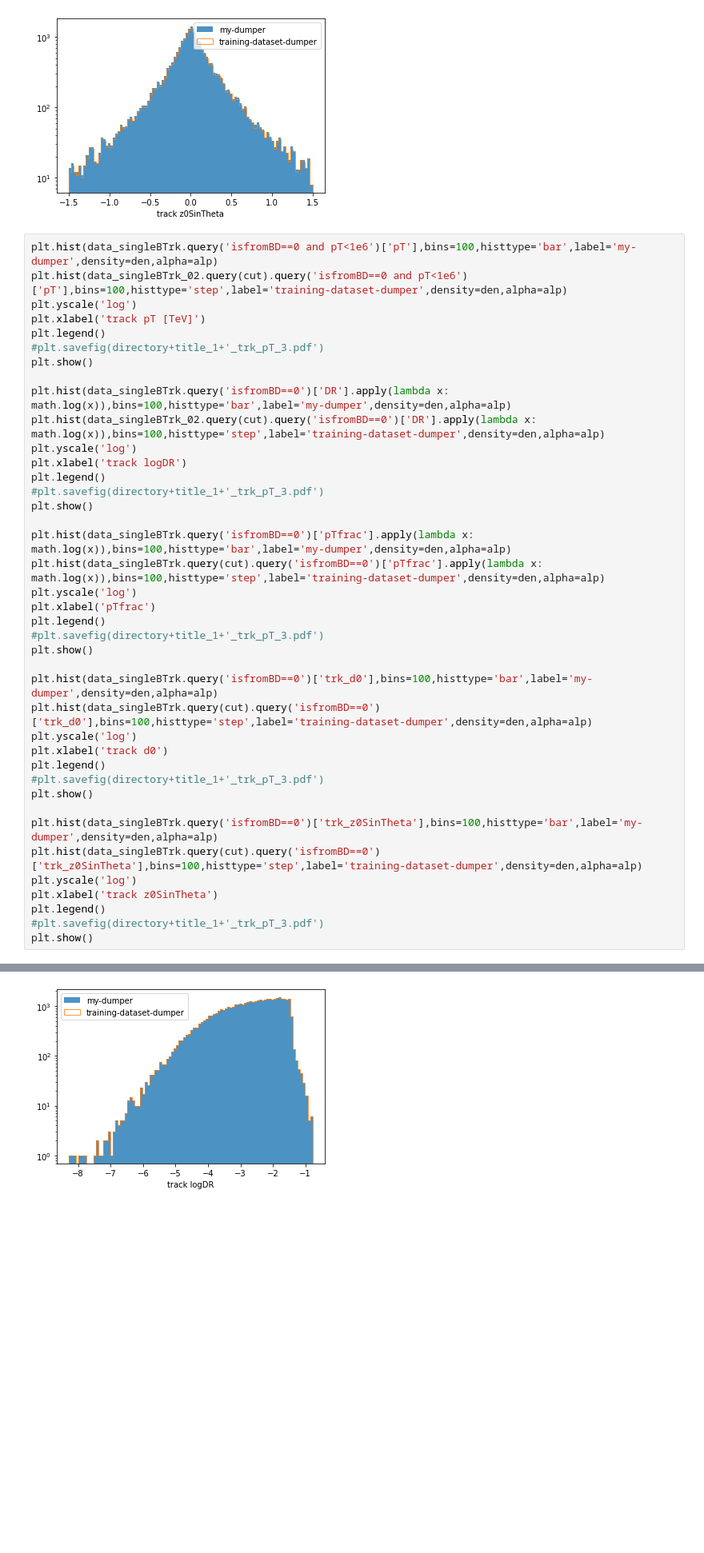
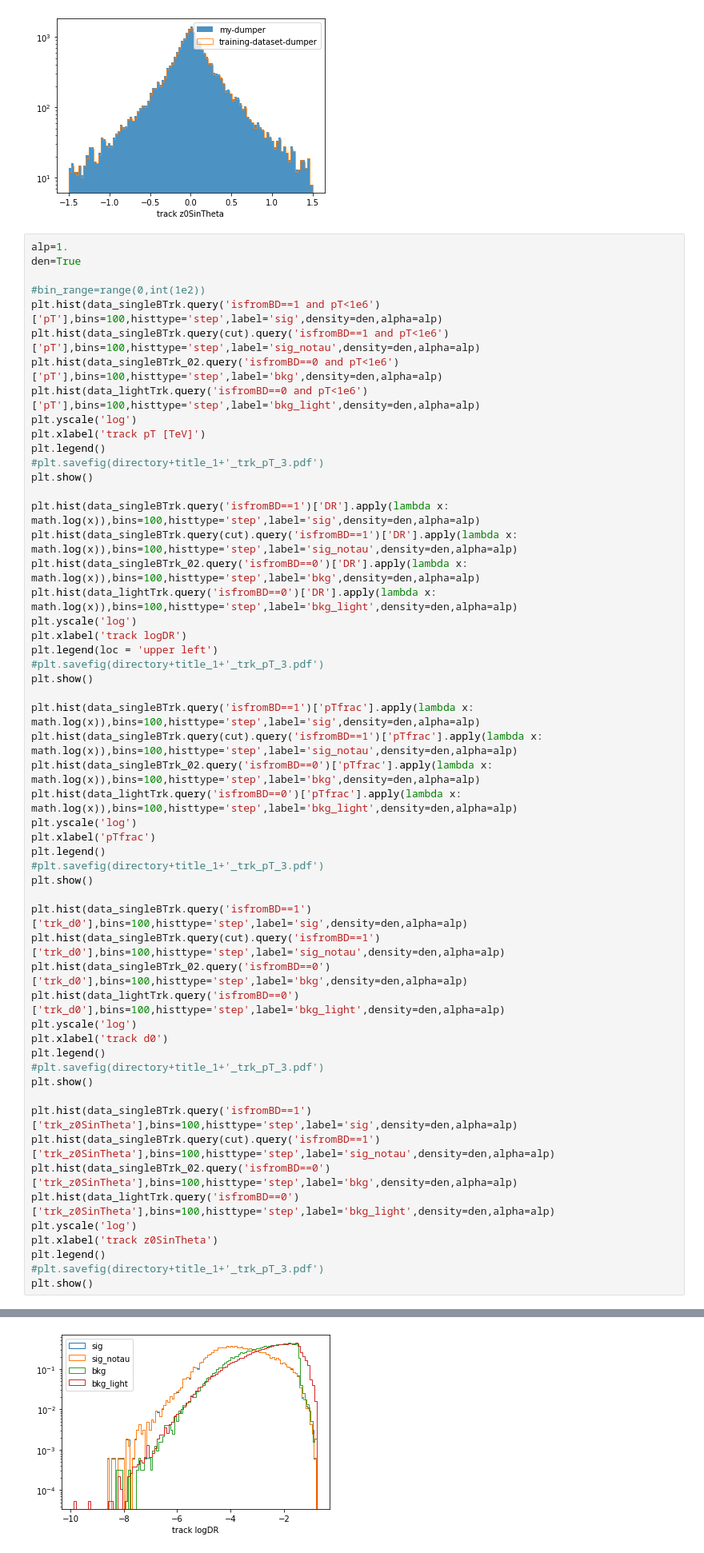
Before and after one commit to martinosal/TA_trainer, a Jupyter notebook: confronti.ipynb, the cells around one changed output, grey strips where cells are left out. Shown at 80% size. Cells and saved outputs as stored; diff of their text form; blank space fills up the shorter version.

```diff
--- a/confronti.ipynb
+++ b/confronti.ipynb
@@ -281,40 +256,54 @@ plt.show()
 [figure]
 [figure]
 # %%
-plt.hist(data_singleBTrk.query('isfromBD==0 and pT<1e6')['pT'],bins=100,histtype='bar',label='my-dumper',density=den,alpha=alp)
-plt.hist(data_singleBTrk_02.query(cut).query('isfromBD==0 and pT<1e6')['pT'],bins=100,histtype='step',label='training-dataset-dumper',density=den,alpha=alp)
+alp=1.
+den=True
+
+#bin_range=range(0,int(1e2))
+plt.hist(data_singleBTrk.query('isfromBD==1 and pT<1e6')['pT'],bins=100,histtype='step',label='sig',density=den,alpha=alp)
+plt.hist(data_singleBTrk.query(cut).query('isfromBD==1 and pT<1e6')['pT'],bins=100,histtype='step',label='sig_notau',density=den,alpha=alp)
+plt.hist(data_singleBTrk_02.query('isfromBD==0 and pT<1e6')['pT'],bins=100,histtype='step',label='bkg',density=den,alpha=alp)
+plt.hist(data_lightTrk.query('isfromBD==0 and pT<1e6')['pT'],bins=100,histtype='step',label='bkg_light',density=den,alpha=alp)
 plt.yscale('log')
 plt.xlabel('track pT [TeV]')
 plt.legend()
 #plt.savefig(directory+title_1+'_trk_pT_3.pdf')
 plt.show()
 
-plt.hist(data_singleBTrk.query('isfromBD==0')['DR'].apply(lambda x: math.log(x)),bins=100,histtype='bar',label='my-dumper',density=den,alpha=alp)
-plt.hist(data_singleBTrk_02.query(cut).query('isfromBD==0')['DR'].apply(lambda x: math.log(x)),bins=100,histtype='step',label='training-dataset-dumper',density=den,alpha=alp)
+plt.hist(data_singleBTrk.query('isfromBD==1')['DR'].apply(lambda x: math.log(x)),bins=100,histtype='step',label='sig',density=den,alpha=alp)
+plt.hist(data_singleBTrk.query(cut).query('isfromBD==1')['DR'].apply(lambda x: math.log(x)),bins=100,histtype='step',label='sig_notau',density=den,alpha=alp)
+plt.hist(data_singleBTrk_02.query('isfromBD==0')['DR'].apply(lambda x: math.log(x)),bins=100,histtype='step',label='bkg',density=den,alpha=alp)
+plt.hist(data_lightTrk.query('isfromBD==0')['DR'].apply(lambda x: math.log(x)),bins=100,histtype='step',label='bkg_light',density=den,alpha=alp)
 plt.yscale('log')
 plt.xlabel('track logDR')
-plt.legend()
+plt.legend(loc = 'upper left')
 #plt.savefig(directory+title_1+'_trk_pT_3.pdf')
 plt.show()
 
-plt.hist(data_singleBTrk.query('isfromBD==0')['pTfrac'].apply(lambda x: math.log(x)),bins=100,histtype='bar',label='my-dumper',density=den,alpha=alp)
-plt.hist(data_singleBTrk.query(cut).query('isfromBD==0')['pTfrac'].apply(lambda x: math.log(x)),bins=100,histtype='step',label='training-dataset-dumper',density=den,alpha=alp)
+plt.hist(data_singleBTrk.query('isfromBD==1')['pTfrac'].apply(lambda x: math.log(x)),bins=100,histtype='step',label='sig',density=den,alpha=alp)
+plt.hist(data_singleBTrk.query(cut).query('isfromBD==1')['pTfrac'].apply(lambda x: math.log(x)),bins=100,histtype='step',label='sig_notau',density=den,alpha=alp)
+plt.hist(data_singleBTrk_02.query('isfromBD==0')['pTfrac'].apply(lambda x: math.log(x)),bins=100,histtype='step',label='bkg',density=den,alpha=alp)
+plt.hist(data_lightTrk.query('isfromBD==0')['pTfrac'].apply(lambda x: math.log(x)),bins=100,histtype='step',label='bkg_light',density=den,alpha=alp)
 plt.yscale('log')
 plt.xlabel('pTfrac')
 plt.legend()
 #plt.savefig(directory+title_1+'_trk_pT_3.pdf')
 plt.show()
 
-plt.hist(data_singleBTrk.query('isfromBD==0')['trk_d0'],bins=100,histtype='bar',label='my-dumper',density=den,alpha=alp)
-plt.hist(data_singleBTrk.query(cut).query('isfromBD==0')['trk_d0'],bins=100,histtype='step',label='training-dataset-dumper',density=den,alpha=alp)
+plt.hist(data_singleBTrk.query('isfromBD==1')['trk_d0'],bins=100,histtype='step',label='sig',density=den,alpha=alp)
+plt.hist(data_singleBTrk.query(cut).query('isfromBD==1')['trk_d0'],bins=100,histtype='step',label='sig_notau',density=den,alpha=alp)
+plt.hist(data_singleBTrk_02.query('isfromBD==0')['trk_d0'],bins=100,histtype='step',label='bkg',density=den,alpha=alp)
+plt.hist(data_lightTrk.query('isfromBD==0')['trk_d0'],bins=100,histtype='step',label='bkg_light',density=den,alpha=alp)
 plt.yscale('log')
 plt.xlabel('track d0')
 plt.legend()
 #plt.savefig(directory+title_1+'_trk_pT_3.pdf')
 plt.show()
 
-plt.hist(data_singleBTrk.query('isfromBD==0')['trk_z0SinTheta'],bins=100,histtype='bar',label='my-dumper',density=den,alpha=alp)
-plt.hist(data_singleBTrk.query(cut).query('isfromBD==0')['trk_z0SinTheta'],bins=100,histtype='step',label='training-dataset-dumper',density=den,alpha=alp)
+plt.hist(data_singleBTrk.query('isfromBD==1')['trk_z0SinTheta'],bins=100,histtype='step',label='sig',density=den,alpha=alp)
+plt.hist(data_singleBTrk.query(cut).query('isfromBD==1')['trk_z0SinTheta'],bins=100,histtype='step',label='sig_notau',density=den,alpha=alp)
+plt.hist(data_singleBTrk_02.query('isfromBD==0')['trk_z0SinTheta'],bins=100,histtype='step',label='bkg',density=den,alpha=alp)
+plt.hist(data_lightTrk.query('isfromBD==0')['trk_z0SinTheta'],bins=100,histtype='step',label='bkg_light',density=den,alpha=alp)
 plt.yscale('log')
 plt.xlabel('track z0SinTheta')
 plt.legend()
@@ -325 +314 @@ plt.show()
-[figure, old version]
+[figure, new version]
```
Also changed, not shown: parts of 6 cells of this notebook.
